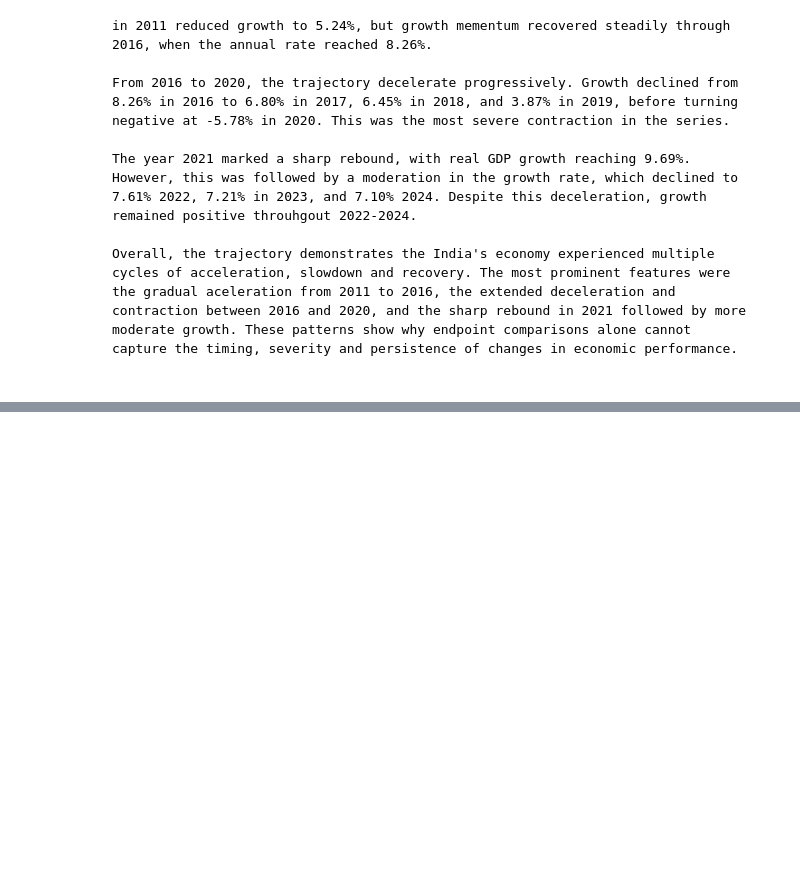
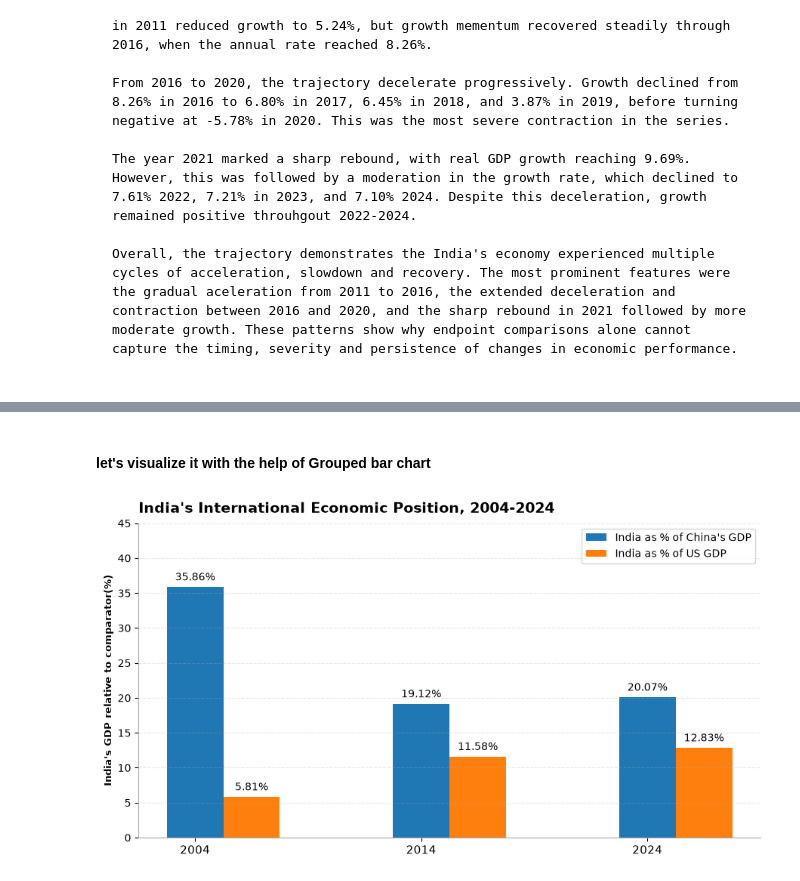
Before and after one commit to sohail-ansari0023/Indias_economic_changes, a Jupyter notebook: Dimension_1/Analysis.ipynb, the cells around one changed output, grey strips where cells are left out. Cells and saved outputs as stored; diff of their text form; code cells hidden in the pictures; blank space fills up the shorter version.

Commit message:
Added analysis about Inda's International Economic Position, 2004-2024

```diff
--- a/Dimension_1/Analysis.ipynb
+++ b/Dimension_1/Analysis.ipynb
@@ -1272,0 +1295,12 @@ Overall, the trajectory demonstrates the India's economy experienced multiple cy
+# %%
+# Successfully Collected data, let's Ingest them
+file_path: str = 'Cleaned_datasets/Production/production_dataset_ver03.parquet'
+
+if not os.path.exists(file_path):
+    raise FileNotFoundError(f'[CRITICAL] File not found! {file_path}')
+else:
+    try:
+        df_ver03 = pd.read_parquet(file_path)
+        print(f'[SUCCESS] File loaded!\nDataframe contains {len(df_ver03)} rows')
+    except Exception as e:
+        print(f'[CRITICAL] Cannot load Dataframe {e}')
@@ -1272,0 +1450,4 @@ Overall, the trajectory demonstrates the India's economy experienced multiple cy
+# %%
+# df =df.reset_index()
+df = df.rename(columns={'index': 'Year'})
+df
@@ -1272,0 +1459,63 @@ Overall, the trajectory demonstrates the India's economy experienced multiple cy
+# %% [markdown]
+#### **let's visualize it with the help of Grouped bar chart**
+# %%
+import numpy as np
+
+x = np.arange(len(df))
+width = 0.25
+
+# Create the figure and axes
+fig, ax = plt.subplots(figsize=(9,5))
+
+# Creating the grouped chart.
+bar_chn = ax.bar(
+    x,
+    df['India_compared_to_China(GDP Current%)'],
+    width,
+    label="India as % of China's GDP"
+)
+bar_usa =ax.bar(
+    x+0.25,
+    df['India_compared_to_USA(GDP Current%)'],
+    width,
+    label='India as % of US GDP'
+)
+
+# Setting labels on top of bars
+ax.bar_label(
+    bar_chn,
+    fmt='%.2f%%',
+    padding=4
+)
+
+ax.bar_label(
+    bar_usa,
+    fmt='%.2f%%',
+    padding=4
+)
+
+
+# titles and labels:
+ax.set_title("India's International Economic Position, 2004-2024", fontsize=14, fontweight='bold', loc='left', pad=10)
+ax.set_ylabel("India's GDP relative to comparator(%)", fontsize=9, fontweight='bold')
+ax.set_ylim(0, 45)
+
+# x-axis
+ax.set_xticks(x)
+ax.set_xticklabels(df['Year'], fontsize=11)
+
+# removing the spines
+ax.spines['top'].set_visible(False)
+ax.spines['right'].set_visible(False)
+ax.spines['left'].set_color('#aaaaaa')
+ax.spines['bottom'].set_color('#aaaaaa')
+
+# Grid
+ax.grid(axis='y', linestyle='--', alpha=0.3)
+
+ax.legend()
+
+plt.tight_layout()
+plt.show()
+# %% [output]
+[figure, added]
```
Also changed, not shown: parts of 13 cells of this notebook, 5 other files.
